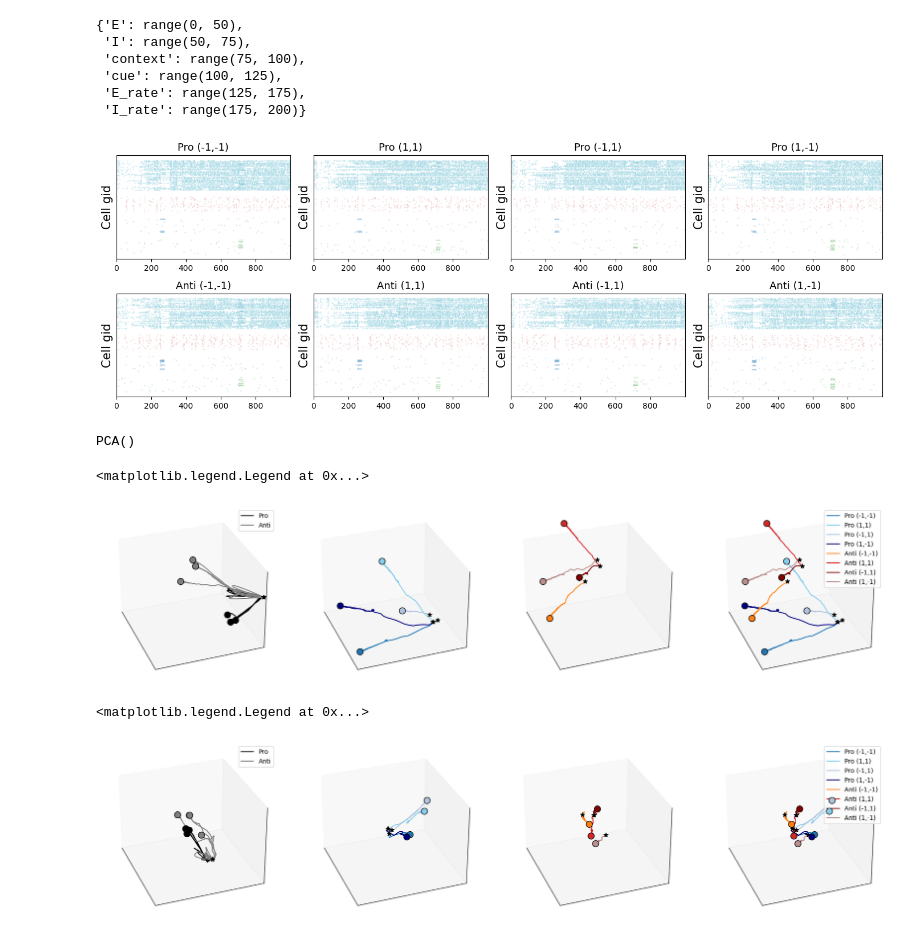
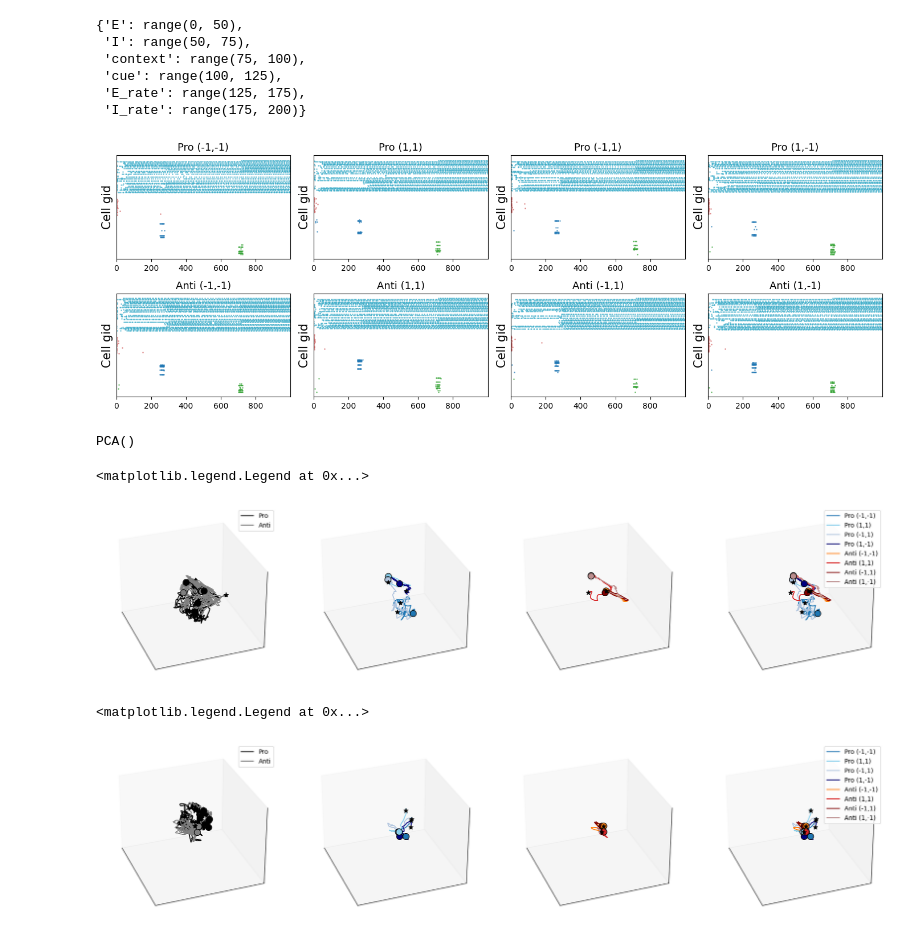
Before and after one commit to ntolley/dendractor, a Jupyter notebook: figures/plot_memorycontext_pca_trajectory.ipynb, the cells around one changed output. Drawn from its saved outputs; the diff is of its cells as text; code cells hidden in the pictures.

Commit message:
new setup for cue/context separated networks

```diff
--- a/figures/plot_memorycontext_pca_trajectory.ipynb
+++ b/figures/plot_memorycontext_pca_trajectory.ipynb
@@ -31,7 +31,9 @@ config.update("jax_platform_name", "cpu")
 # config.update("jax_platform_name", "gpu")
 # %%
 # data_path =  '/users/ntolley/data/ntolley/dendractor/intrinsic_permutations/random_initialization'
-data_path =  '/users/ntolley/data/ntolley/dendractor/intrinsic_permutations_somaampa_dendnmda/random_initialization'
+# data_path =  '/users/ntolley/data/ntolley/dendractor/intrinsic_permutations_somaampa_dendnmda/random_initialization'
+# data_path = '/users/ntolley/data/ntolley/dendractor/extrinsic_permutations_subnet_highprob_cuecontext/random_initialization'
+data_path = '/users/ntolley/data/ntolley/dendractor/extrinsic_permutations_subnet_highprob_cuecontext_ring_k10/random_initialization/'
 
 file_list = os.listdir(data_path)
 
@@ -48,5 +50,5 @@ print(list(random_init_dict.keys()))
 # %%
-res_dict = random_init_dict['Esoma_Isoma']
+# res_dict = random_init_dict['Esoma_Isoma']
 # res_dict = random_init_dict['Esoma_Idend']
 # res_dict = random_init_dict['Esoma_Isomadend']
 
@@ -58,6 +60,8 @@ res_dict = random_init_dict['Esoma_Isoma']
 # res_dict = random_init_dict['Esomadend_Idend']
 # res_dict = random_init_dict['Esomadend_Isomadend']
 
+res_dict = random_init_dict['contextdend_cuedend']
+
 
 name = res_dict['name']
 output_array = res_dict['output_array']
@@ -86,15 +90,16 @@ target_train = list()
 for sim_idx in range(0, output_array.shape[0], num_cond):
     temp_x_train_list = list()
     temp_target_train_list = list()
-    for cond_idx in range(num_cond):
+    # for cond_idx in range(num_cond):
     # for cond_idx in [0,1,4,5]:
+    for cond_idx in [2,3]:
         temp_x_train_list.append(output_array[sim_idx + cond_idx, gid_ranges['E_rate'], burn_in:])
         temp_target_train_list.append(targets_stacked[cond_idx, :, burn_in:])
     x_train.append(np.concatenate(temp_x_train_list, axis=1).T)
     target_train.append(np.concatenate(temp_target_train_list, axis=1).T)
 
 
-num_model_sims = 9
+num_model_sims = 5
 
 
 error_list = list()
@@ -171,33 +176,33 @@ gid_ranges
 # %%
 fontsize = 15
 ticksize = 10
 labelsize=13
 threshold = 0.0
 
 spike_color_dict = {'E': '#37abc8', 'I': '#d35f5f', 'context': '#1f77b4', 'cue': '#2ca02c'}
 plt.figure(figsize=(14,5))
 for plot_idx, sim_idx in enumerate(range(num_cond)):
     # sim_idx *= num_cond
     # sim_idx += 10
 
     plt.subplot(2,4, plot_idx+1)
     s = output_array[sim_idx, :]
     above_threshold = s > threshold
     spike_gids, spike_times = np.where(np.diff(above_threshold.astype(int), axis=1) == 1)
 
     for type_idx, (name, cell_range) in enumerate(gid_ranges.items()):
         if name not in ['output', 'E_rate', 'I_rate']:
             mask = np.isin(spike_gids, cell_range)
-            plt.scatter(spike_times[mask] * dt, -spike_gids[mask] - type_idx * 10, label=name, s=1, alpha=0.1, color=spike_color_dict[name])
+            plt.scatter(spike_times[mask] * dt, -spike_gids[mask] - type_idx * 10, label=name, s=1, alpha=0.5, color=spike_color_dict[name])
     plt.ylabel('Cell gid', fontsize=fontsize)
     plt.yticks([])
     plt.xlim(0, time_vec[-1])
     # plt.axvline(500 * dt, color='k', linestyle='--')
     plt.title(input_names[plot_idx], fontsize=labelsize)
     plt.tight_layout()
     # plt.xlim(650, 700)
 # %% [output]
-[figure, old version]
+[figure, new version]
 # %%
 pca = PCA()
 pca.fit(np.concatenate(x_train))
@@ -330,7 +335,7 @@ ax4.legend(loc='upper right')
 # plt.savefig('cuesoma_context_soma_trajectory1.svg')
 # %% [output]
 <matplotlib.legend.Legend at 0x...>
-[figure, old version]
+[figure, new version]
 # %%
 dim1, dim2, dim3 = 3,4,5
 
@@ -381,4 +386,4 @@ ax4.legend(loc='upper right')
 # plt.savefig('cuesoma_context_soma_trajectory1.svg')
 # %% [output]
 <matplotlib.legend.Legend at 0x...>
-[figure, old version]
+[figure, new version]
```
Also changed, not shown: parts of 5 cells of this notebook, 3 other files.
